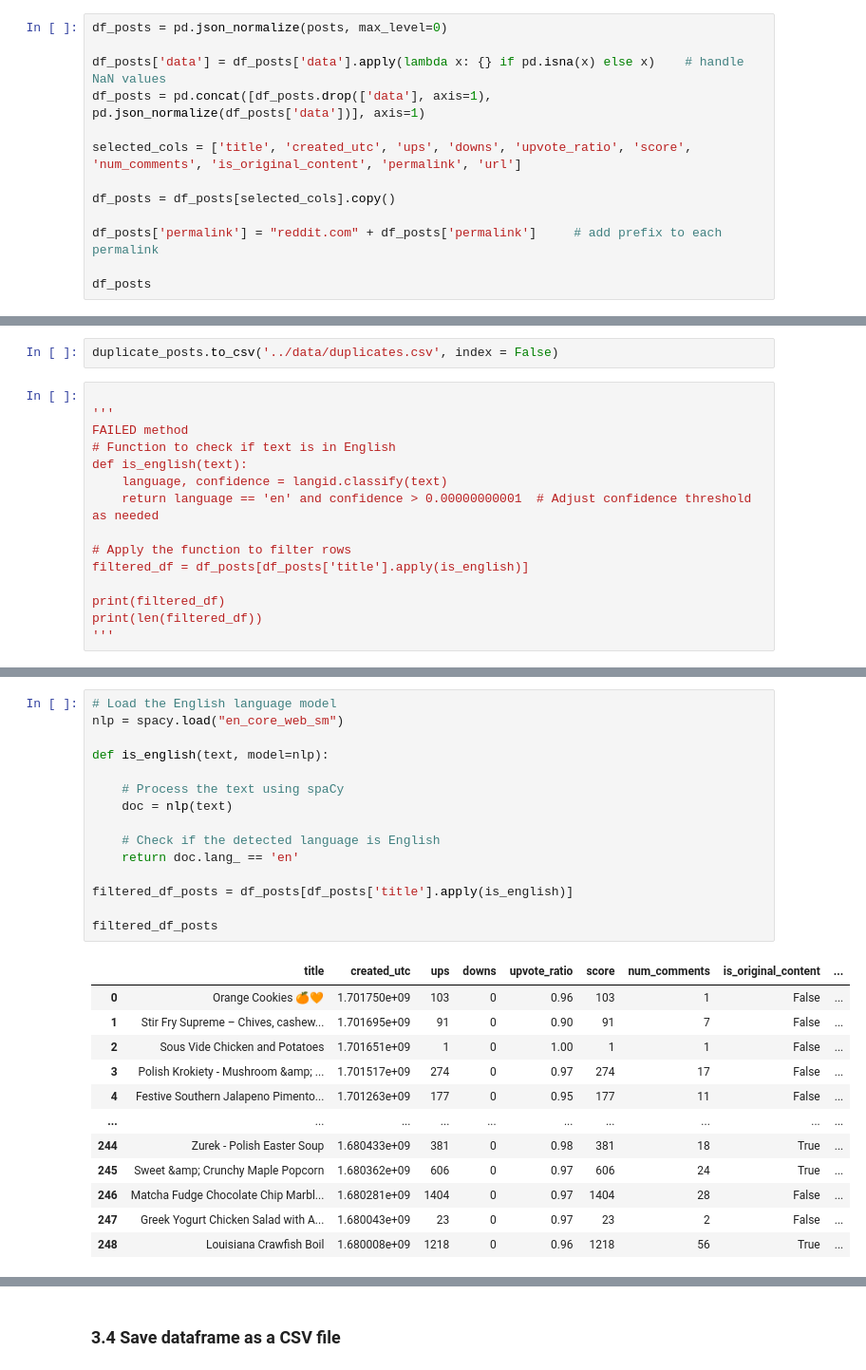
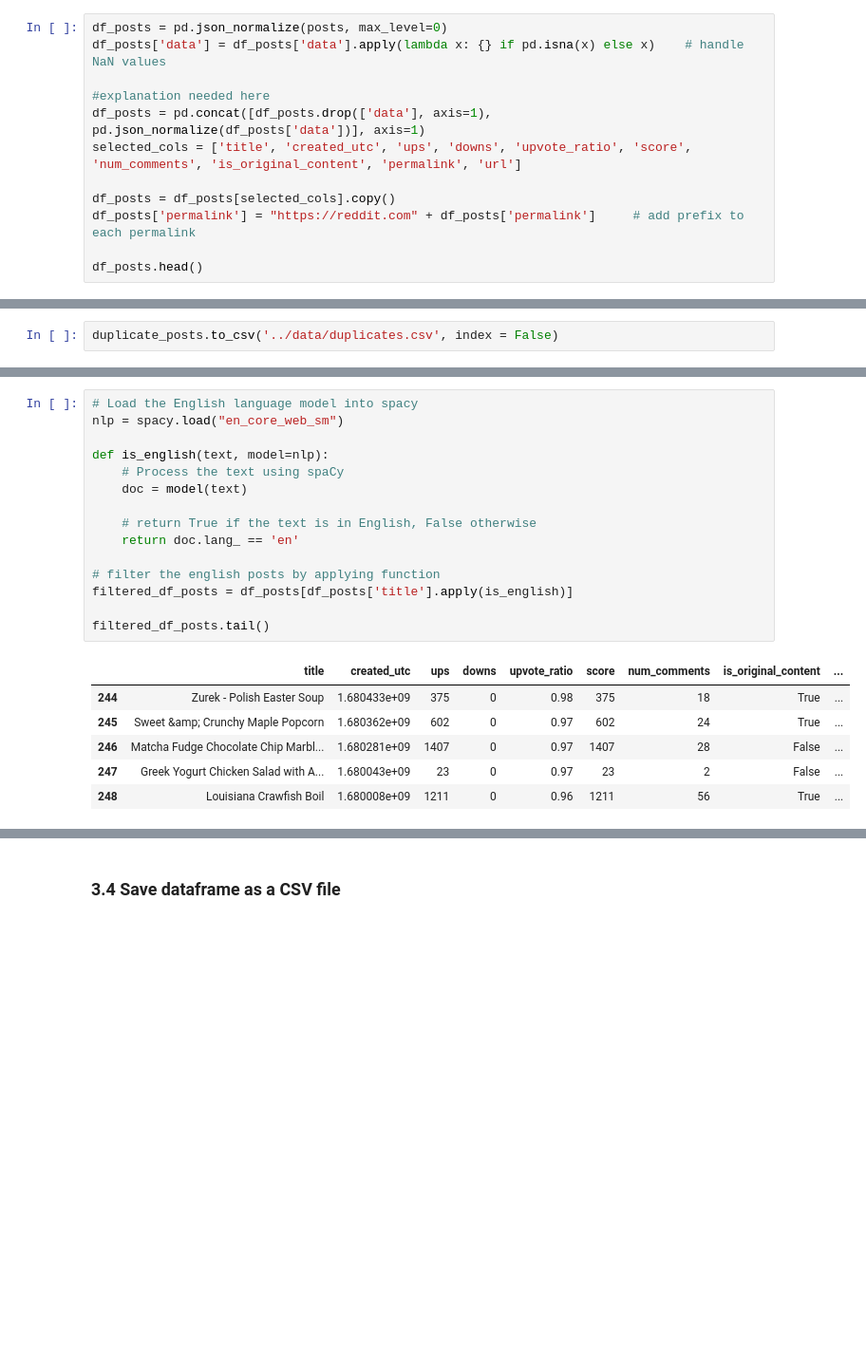
Before and after one commit to lse-ds105/ds105a-project-chadgpt, a Jupyter notebook: notebooks/01 Data Scraping.ipynb, the cells around one changed output, grey strips where cells are left out. Shown at 95% size. Saved outputs shown, nothing was run; the diff lists cells and outputs as text; blank space fills up the shorter version.

Commit message:
add explanations and run

```diff
--- a/notebooks/01 Data Scraping.ipynb
+++ b/notebooks/01 Data Scraping.ipynb
@@ -175,15 +112,14 @@ with open("../data/all_data_flair_is_recipe.json", "r") as file:
 # %%
 df_posts = pd.json_normalize(posts, max_level=0)
+df_posts['data'] = df_posts['data'].apply(lambda x: {} if pd.isna(x) else x)    # handle NaN values
 
-df_posts['data'] = df_posts['data'].apply(lambda x: {} if pd.isna(x) else x)    # handle NaN values
+#explanation needed here
 df_posts = pd.concat([df_posts.drop(['data'], axis=1), pd.json_normalize(df_posts['data'])], axis=1)
-
 selected_cols = ['title', 'created_utc', 'ups', 'downs', 'upvote_ratio', 'score', 'num_comments', 'is_original_content', 'permalink', 'url']
 
 df_posts = df_posts[selected_cols].copy()
+df_posts['permalink'] = "https://reddit.com" + df_posts['permalink']     # add prefix to each permalink
 
-df_posts['permalink'] = "reddit.com" + df_posts['permalink']     # add prefix to each permalink
-
-df_posts
+df_posts.head()
 # %% [output]
 |  | title | created_utc | ups | downs | upvote_ratio | score | num_comments | is_original_content | ... |
@@ -206,18 +139,3 @@ duplicate_posts
 |  | title | created_utc | ups | downs | upvote_ratio | score | num_comments | is_original_content | ... |
 # %%
 duplicate_posts.to_csv('../data/duplicates.csv', index = False)
-# %%
-
-'''
-FAILED method
-# Function to check if text is in English
-def is_english(text):
-    language, confidence = langid.classify(text)
-    return language == 'en' and confidence > 0.00000000001  # Adjust confidence threshold as needed
-
-# Apply the function to filter rows
-filtered_df = df_posts[df_posts['title'].apply(is_english)]
-
-print(filtered_df)
-print(len(filtered_df))
-'''
@@ -226,28 +158,22 @@ print(len(filtered_df))
 # %%
-# Load the English language model
+# Load the English language model into spacy
 nlp = spacy.load("en_core_web_sm")
 
 def is_english(text, model=nlp):
+    # Process the text using spaCy
+    doc = model(text)
 
-    # Process the text using spaCy
-    doc = nlp(text)
-
-    # Check if the detected language is English
+    # return True if the text is in English, False otherwise
     return doc.lang_ == 'en'
 
+# filter the english posts by applying function
 filtered_df_posts = df_posts[df_posts['title'].apply(is_english)]
 
-filtered_df_posts
+filtered_df_posts.tail()
 # %% [output]
 |  | title | created_utc | ups | downs | upvote_ratio | score | num_comments | is_original_content | ... |
-| 0 | Orange Cookies 🍊🧡 | 1.701750e+09 | 103 | 0 | 0.96 | 103 | 1 | False | ... |
-| 1 | Stir Fry Supreme – Chives, cashew... | 1.701695e+09 | 91 | 0 | 0.90 | 91 | 7 | False | ... |
-| 2 | Sous Vide Chicken and Potatoes | 1.701651e+09 | 1 | 0 | 1.00 | 1 | 1 | False | ... |
-| 3 | Polish Krokiety - Mushroom &amp; ... | 1.701517e+09 | 274 | 0 | 0.97 | 274 | 17 | False | ... |
-| 4 | Festive Southern Jalapeno Pimento... | 1.701263e+09 | 177 | 0 | 0.95 | 177 | 11 | False | ... |
-| ... | ... | ... | ... | ... | ... | ... | ... | ... | ... |
-| 244 | Zurek - Polish Easter Soup | 1.680433e+09 | 381 | 0 | 0.98 | 381 | 18 | True | ... |
-| 245 | Sweet &amp; Crunchy Maple Popcorn | 1.680362e+09 | 606 | 0 | 0.97 | 606 | 24 | True | ... |
-| 246 | Matcha Fudge Chocolate Chip Marbl... | 1.680281e+09 | 1404 | 0 | 0.97 | 1404 | 28 | False | ... |
+| 244 | Zurek - Polish Easter Soup | 1.680433e+09 | 375 | 0 | 0.98 | 375 | 18 | True | ... |
+| 245 | Sweet &amp; Crunchy Maple Popcorn | 1.680362e+09 | 602 | 0 | 0.97 | 602 | 24 | True | ... |
+| 246 | Matcha Fudge Chocolate Chip Marbl... | 1.680281e+09 | 1407 | 0 | 0.97 | 1407 | 28 | False | ... |
 | 247 | Greek Yogurt Chicken Salad with A... | 1.680043e+09 | 23 | 0 | 0.97 | 23 | 2 | False | ... |
-| 248 | Louisiana Crawfish Boil | 1.680008e+09 | 1218 | 0 | 0.96 | 1218 | 56 | True | ... |
+| 248 | Louisiana Crawfish Boil | 1.680008e+09 | 1211 | 0 | 0.96 | 1211 | 56 | True | ... |
```
Also changed, not shown: parts of 23 cells of this notebook, 2 other files.
